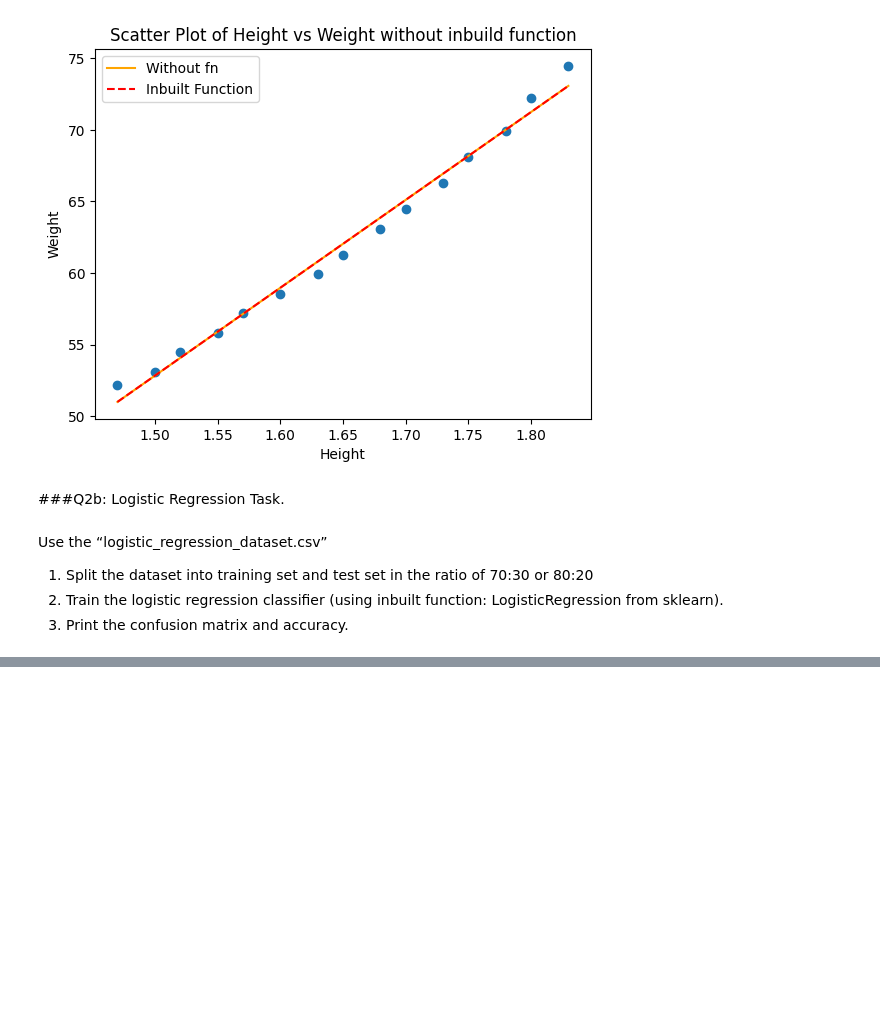
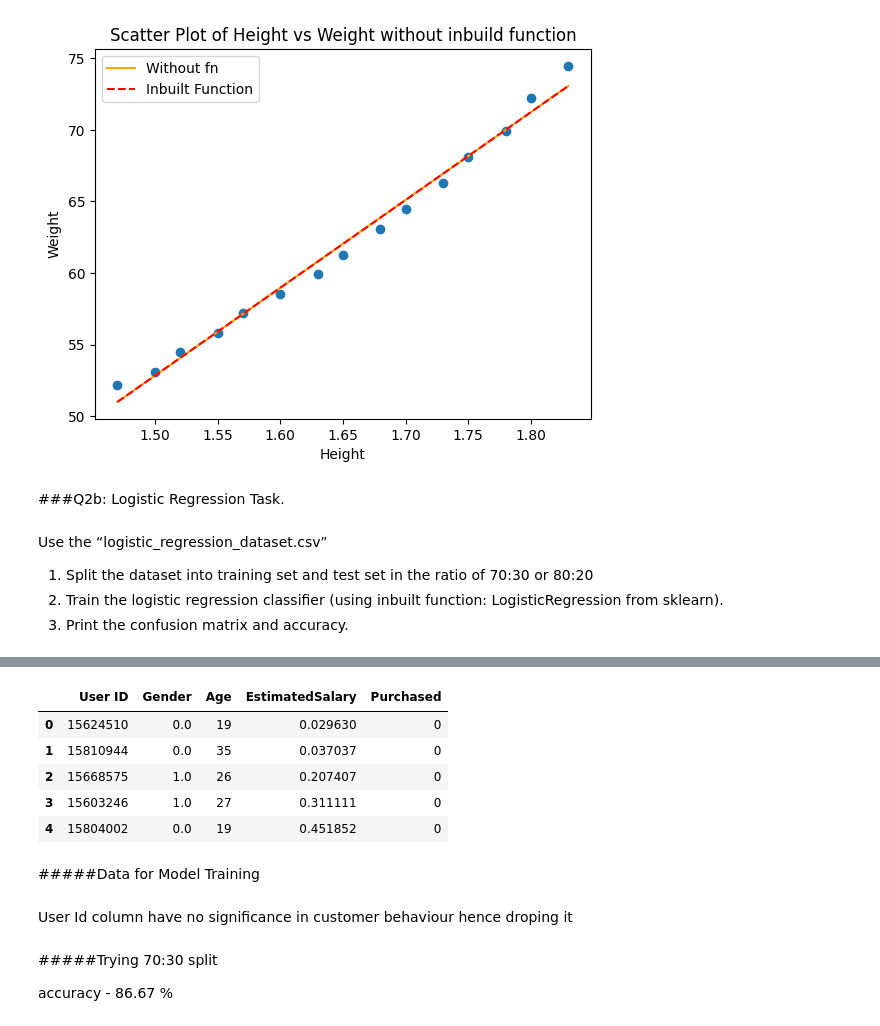
Before and after one commit to gauravraidata/IITJ-projects, a Jupyter notebook: Assignment1(DP,LR,SVM,RF).ipynb, the cells around one changed output, grey strips where cells are left out. Cells and saved outputs as stored; diff of their text form; code cells hidden in the pictures; blank space fills up the shorter version.

```diff
--- a/Assignment1(DP,LR,SVM,RF).ipynb
+++ b/Assignment1(DP,LR,SVM,RF).ipynb
@@ -616,0 +629,18 @@ sklearn).
+# %%
+encoder = OneHotEncoder(sparse_output= False)
+
+Logistic_reg['Gender'] = encoder.fit_transform(Logistic_reg[['Gender']])
+
+Scaler = MinMaxScaler()
+Logistic_reg['EstimatedSalary'] = Scaler.fit_transform(Logistic_reg[['EstimatedSalary']])
+
+Logistic_reg.head()
+# %% [output]
+|  | User ID | Gender | Age | EstimatedSalary | Purchased |
+| 0 | 15624510 | 0.0 | 19 | 0.029630 | 0 |
+| 1 | 15810944 | 0.0 | 35 | 0.037037 | 0 |
+| 2 | 15668575 | 1.0 | 26 | 0.207407 | 0 |
+| 3 | 15603246 | 1.0 | 27 | 0.311111 | 0 |
+| 4 | 15804002 | 0.0 | 19 | 0.451852 | 0 |
+# %% [markdown]
+#####Data for Model Training
@@ -616,0 +650,2 @@ sklearn).
+# %% [markdown]
+User Id column have no significance in customer behaviour hence droping it
@@ -616,0 +655,4 @@ sklearn).
+# %% [markdown]
+#####Trying 70:30 split
+
+accuracy - 86.67 %
```
Also changed, not shown: parts of 11 cells of this notebook.
